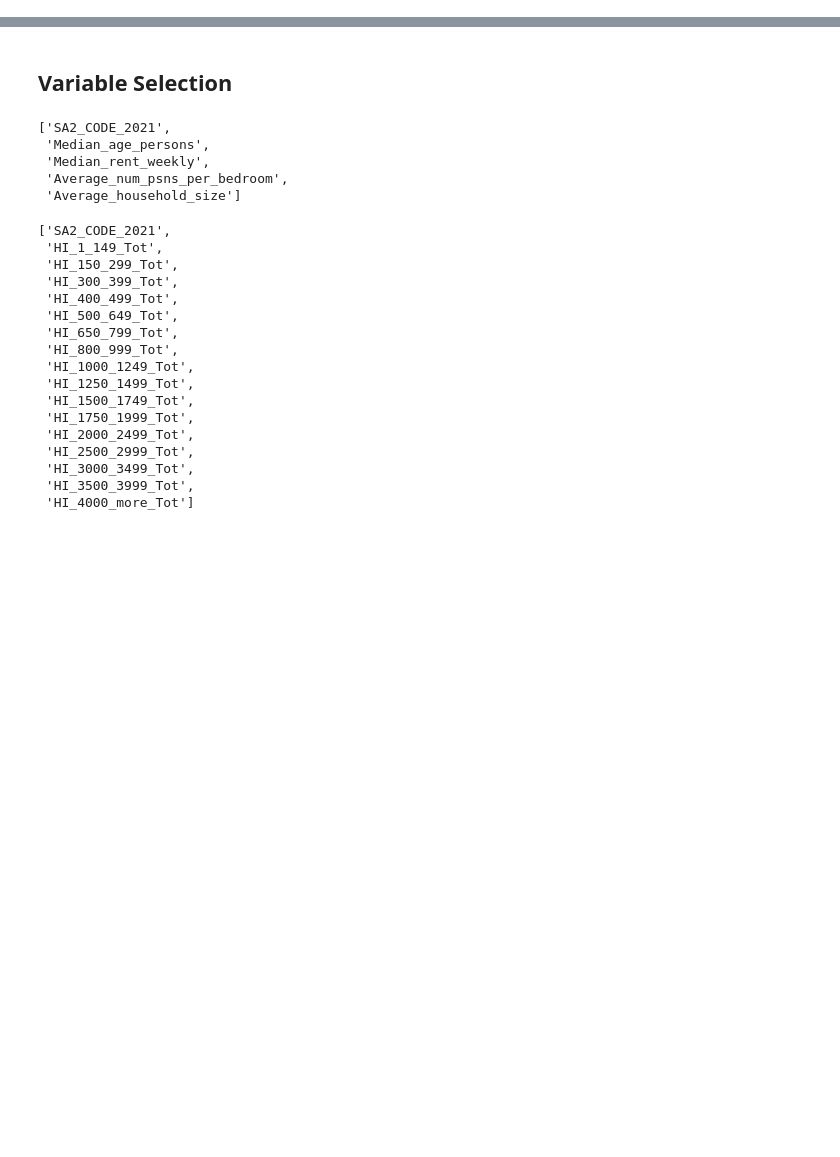
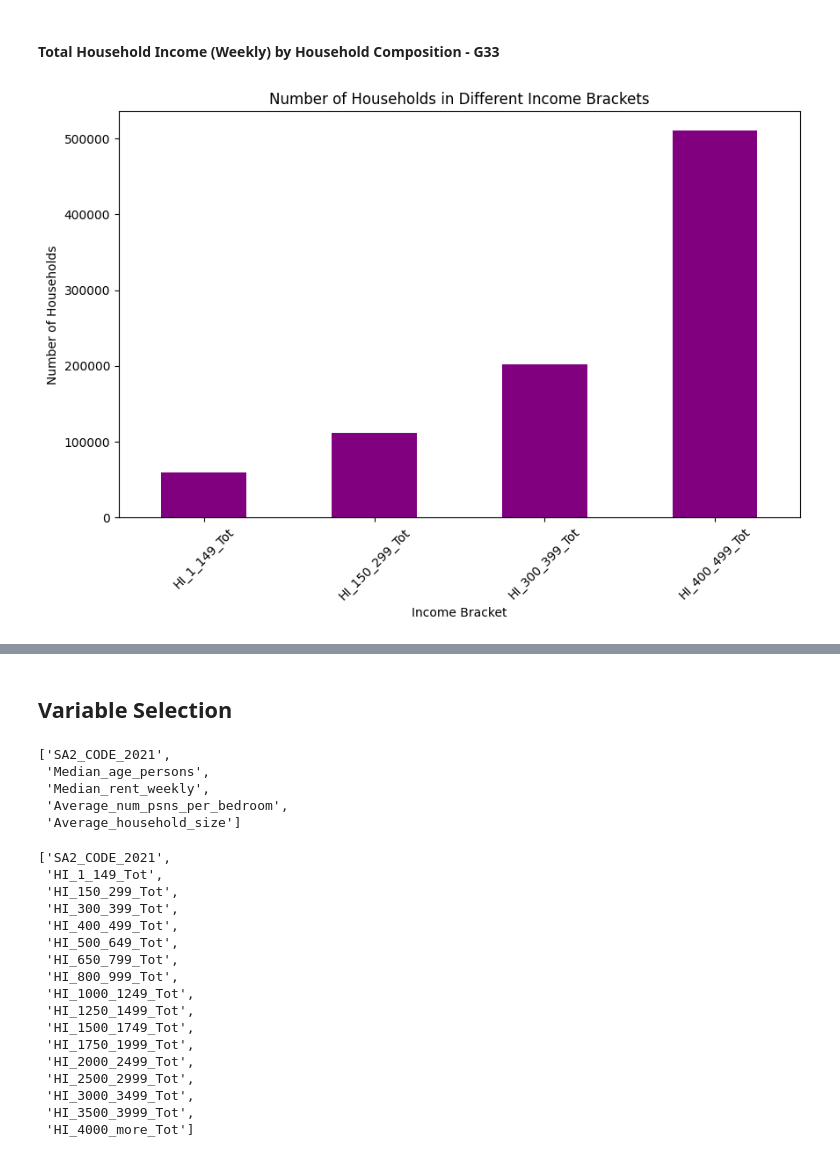
Before and after one commit to tw-t/Census_Project, a Jupyter notebook: ABS Census.ipynb, the cells around one changed output, grey strips where cells are left out. Saved outputs shown, nothing was run; the diff lists cells and outputs as text; code cells hidden in the pictures; blank space fills up the shorter version.

```diff
--- a/ABS Census.ipynb
+++ b/ABS Census.ipynb
@@ -78,0 +128,17 @@ Column names: ['SA2_CODE_2021', 'M_0_299_DS_DS_Sept_house', 'M_0_299_DS_DS_sd_ro
+# %% [markdown]
+#### Total Household Income (Weekly) by Household Composition - G33
+# %%
+# Visualizing the number of households in different income brackets (for g33 dataset)
+income_brackets = ['HI_1_149_Tot', 'HI_150_299_Tot', 'HI_300_399_Tot', 'HI_400_499_Tot']  # Example income brackets
+income_data = g33[income_brackets].sum()
+
+# Bar plot to visualize income categories
+plt.figure(figsize=(10, 6))
+income_data.plot(kind='bar', color='purple')
+plt.title('Number of Households in Different Income Brackets')
+plt.xlabel('Income Bracket')
+plt.ylabel('Number of Households')
+plt.xticks(rotation=45)
+plt.show()
+# %% [output]
+[figure, added]
```
Also changed, not shown: parts of 35 cells of this notebook.
